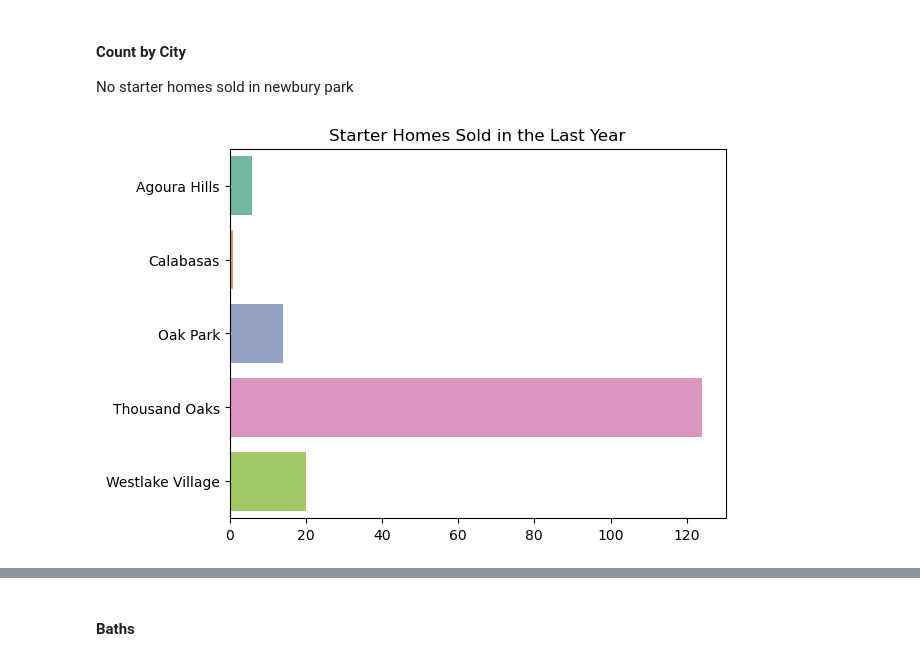
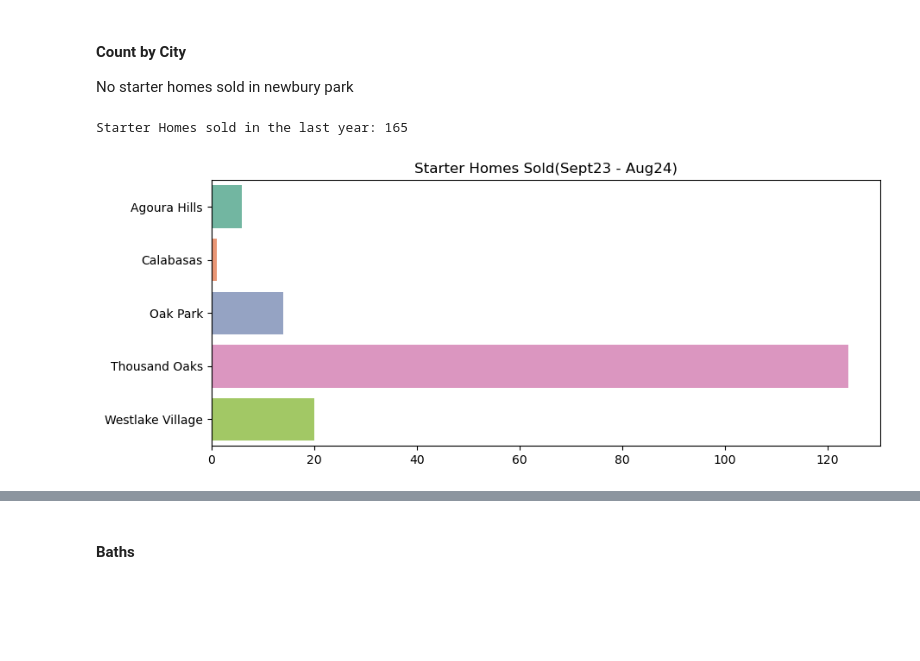
Before and after one commit to StarkArk/Local_Real_Estate_Analysis, a Jupyter notebook: real_estate_eda.ipynb, the cells around one changed output, grey strips where cells are left out. Drawn from its saved outputs; the diff is of its cells as text; code cells hidden in the pictures; blank space fills up the shorter version.

```diff
--- a/real_estate_eda.ipynb
+++ b/real_estate_eda.ipynb
@@ -252,19 +252,29 @@ plt.savefig('Images/starterhomessold_beds.svg', format='svg')
 #### Count by City
 
 No starter homes sold in newbury park
+# %%
+# How many sold in last year?
+last_year_count = len(re_df_recent['price'])
+print("")
+print(f'Starter Homes sold in the last year: {last_year_count}')
+print("")
+# %% [output]
+Starter Homes sold in the last year: 165
 # %%
 city_count = re_df_recent.groupby('city')['city'].count()
 
 # city_count = city_count.reset_index()
 city_count_df = pd.DataFrame()
 city_count_df['city'] = city_count.index
 city_count_df['count'] = city_count.unique()
 
+plt.figure(figsize=(10,4))
+
 ax = sns.barplot(city_count_df, x='count', y='city', palette='Set2')
 ax.set_xlabel('')
 ax.set_ylabel('')
-ax.set_title('Starter Homes Sold in the Last Year')
+ax.set_title('Starter Homes Sold(Sept23 - Aug24)')
 
 plt.savefig('Images/starterhomelocation_lastyear.svg', format='svg')
 # %% [output]
-[figure, old version]
+[figure, new version]
```
Also changed, not shown: parts of 1 cell of this notebook, 3 other files.
